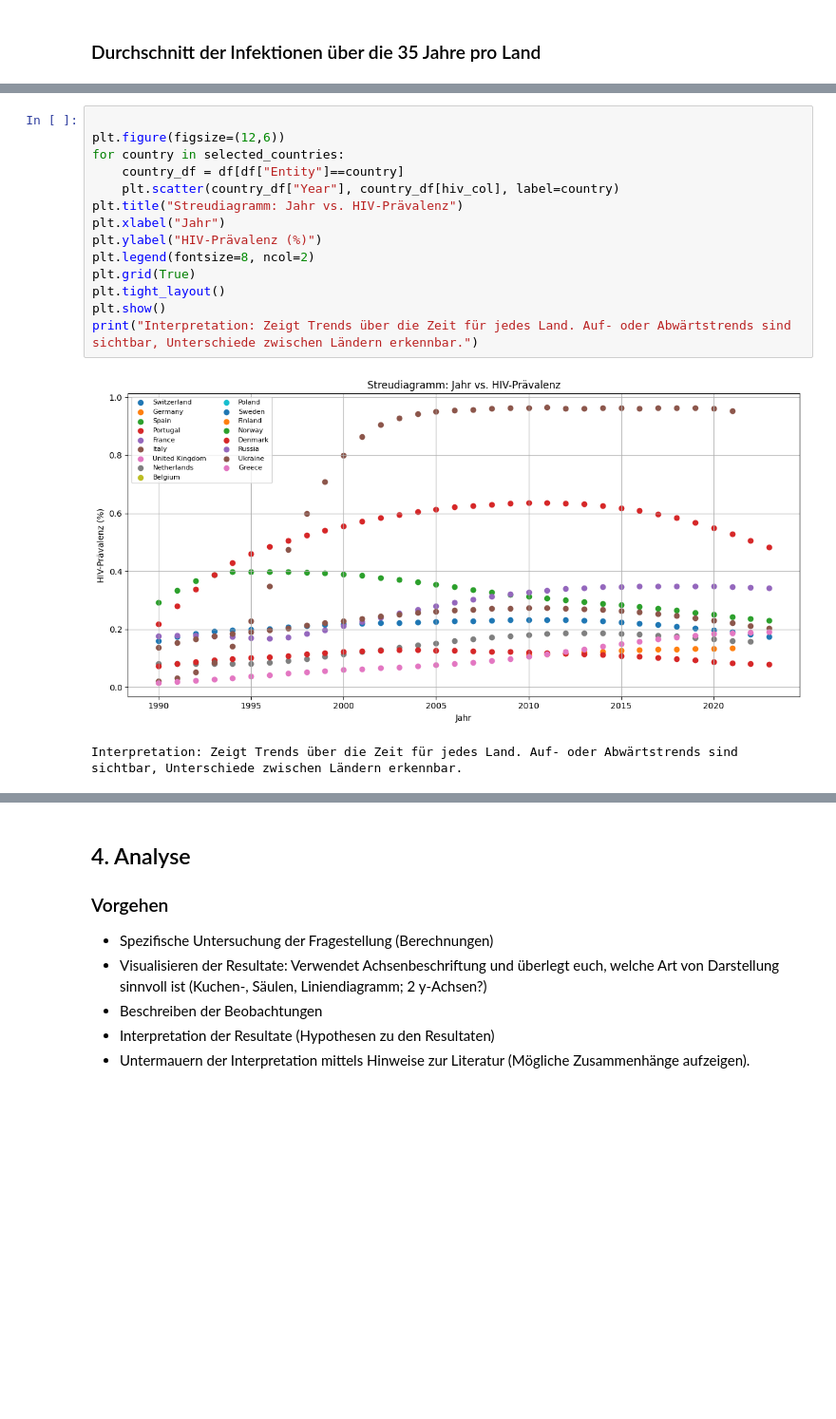
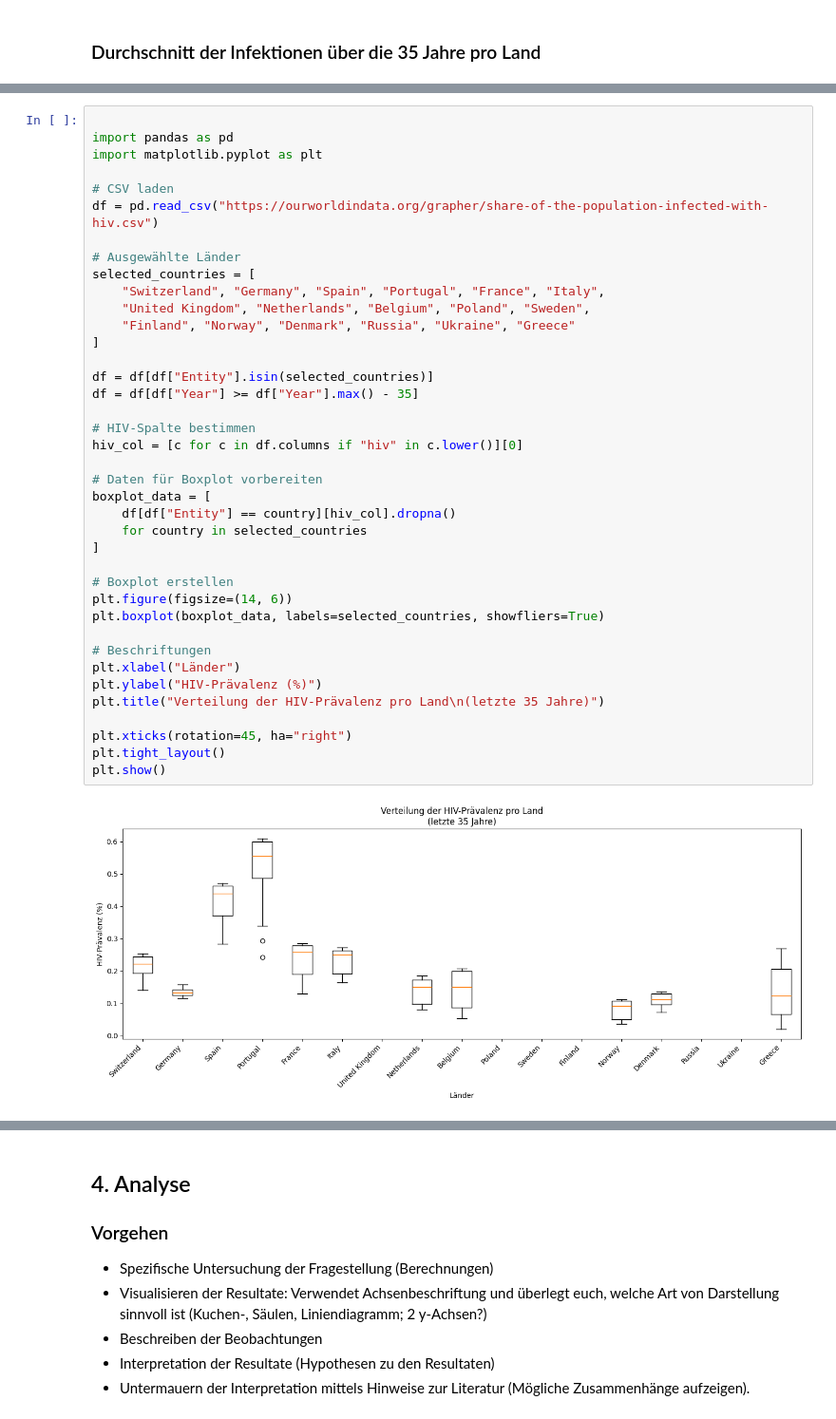
Before and after one commit to Elischwan/Leistungsnachweis-1, a Jupyter notebook: Grundgerüst_Leistungsnachweis.ipynb, the cells around one changed output, grey strips where cells are left out. Shown at 95% size. Cells and saved outputs as stored; diff of their text form; blank space fills up the shorter version.

```diff
--- a/Grundgerüst_Leistungsnachweis.ipynb
+++ b/Grundgerüst_Leistungsnachweis.ipynb
@@ -266,20 +248,44 @@ plt.show()
-# %%
-
-plt.figure(figsize=(12,6))
-for country in selected_countries:
-    country_df = df[df["Entity"]==country]
-    plt.scatter(country_df["Year"], country_df[hiv_col], label=country)
-plt.title("Streudiagramm: Jahr vs. HIV-Prävalenz")
-plt.xlabel("Jahr")
-plt.ylabel("HIV-Prävalenz (%)")
-plt.legend(fontsize=8, ncol=2)
-plt.grid(True)
-plt.tight_layout()
-plt.show()
-print("Interpretation: Zeigt Trends über die Zeit für jedes Land. Auf- oder Abwärtstrends sind sichtbar, Unterschiede zwischen Ländern erkennbar.")
-# %% [output]
-[figure, removed]
-Interpretation: Zeigt Trends über die Zeit für jedes Land. Auf- oder Abwärtstrends sind sichtbar, Unterschiede zwischen Ländern erkennbar.
+# %%
+
+import pandas as pd
+import matplotlib.pyplot as plt
+
+# CSV laden
+df = pd.read_csv("https://ourworldindata.org/grapher/share-of-the-population-infected-with-hiv.csv")
+
+# Ausgewählte Länder
+selected_countries = [
+    "Switzerland", "Germany", "Spain", "Portugal", "France", "Italy",
+    "United Kingdom", "Netherlands", "Belgium", "Poland", "Sweden",
+    "Finland", "Norway", "Denmark", "Russia", "Ukraine", "Greece"
+]
+
+df = df[df["Entity"].isin(selected_countries)]
+df = df[df["Year"] >= df["Year"].max() - 35]
+
+# HIV-Spalte bestimmen
+hiv_col = [c for c in df.columns if "hiv" in c.lower()][0]
+
+# Daten für Boxplot vorbereiten
+boxplot_data = [
+    df[df["Entity"] == country][hiv_col].dropna()
+    for country in selected_countries
+]
+
+# Boxplot erstellen
+plt.figure(figsize=(14, 6))
+plt.boxplot(boxplot_data, labels=selected_countries, showfliers=True)
+
+# Beschriftungen
+plt.xlabel("Länder")
+plt.ylabel("HIV-Prävalenz (%)")
+plt.title("Verteilung der HIV-Prävalenz pro Land\n(letzte 35 Jahre)")
+
+plt.xticks(rotation=45, ha="right")
+plt.tight_layout()
+plt.show()
+# %% [output]
+[figure, added]
 # %%
 import pandas as pd
 import matplotlib.pyplot as plt
```
Also changed, not shown: parts of 12 cells of this notebook.
